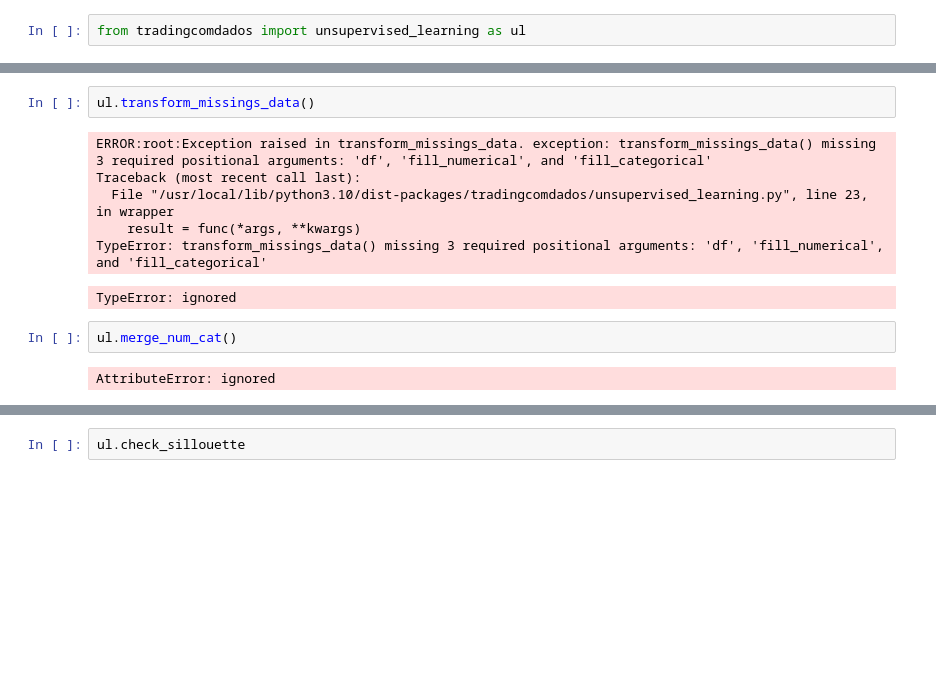
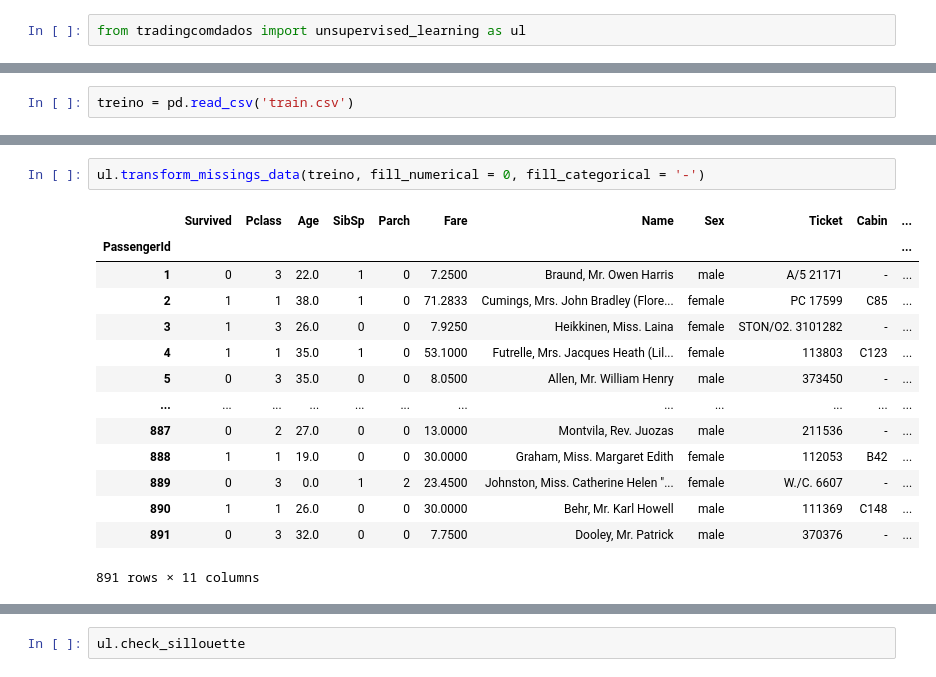
Before and after one commit to victorncg/financas_quantitativas, a Jupyter notebook: Testando_Obtenção_de_Dados_do_IBOV_Extração_beautifulsoup.ipynb, the cells around one changed output, grey strips where cells are left out. Saved outputs shown, nothing was run; the diff lists cells and outputs as text; blank space fills up the shorter version.

```diff
--- a/Testando_Obtenção_de_Dados_do_IBOV_Extração_beautifulsoup.ipynb
+++ b/Testando_Obtenção_de_Dados_do_IBOV_Extração_beautifulsoup.ipynb
@@ -24,0 +27,2 @@ from tradingcomdados import unsupervised_learning as ul
+# %%
+treino = pd.read_csv('train.csv')
@@ -25,14 +45,18 @@ from tradingcomdados import unsupervised_learning as ul
 # %%
-ul.transform_missings_data()
+ul.transform_missings_data(treino, fill_numerical = 0, fill_categorical = '-')
 # %% [output]
+|  | Survived | Pclass | Age | SibSp | Parch | Fare | Name | Sex | Ticket | Cabin | ... |
+| PassengerId |  |  |  |  |  |  |  |  |  |  | ... |
+| 1 | 0 | 3 | 22.0 | 1 | 0 | 7.2500 | Braund, Mr. Owen Harris | male | A/5 21171 | - | ... |
+| 2 | 1 | 1 | 38.0 | 1 | 0 | 71.2833 | Cumings, Mrs. John Bradley (Flore... | female | PC 17599 | C85 | ... |
+| 3 | 1 | 3 | 26.0 | 0 | 0 | 7.9250 | Heikkinen, Miss. Laina | female | STON/O2. 3101282 | - | ... |
+| 4 | 1 | 1 | 35.0 | 1 | 0 | 53.1000 | Futrelle, Mrs. Jacques Heath (Lil... | female | 113803 | C123 | ... |
+| 5 | 0 | 3 | 35.0 | 0 | 0 | 8.0500 | Allen, Mr. William Henry | male | 373450 | - | ... |
+| ... | ... | ... | ... | ... | ... | ... | ... | ... | ... | ... | ... |
+| 887 | 0 | 2 | 27.0 | 0 | 0 | 13.0000 | Montvila, Rev. Juozas | male | 211536 | - | ... |
+| 888 | 1 | 1 | 19.0 | 0 | 0 | 30.0000 | Graham, Miss. Margaret Edith | female | 112053 | B42 | ... |
+| 889 | 0 | 3 | 0.0 | 1 | 2 | 23.4500 | Johnston, Miss. Catherine Helen "... | female | W./C. 6607 | - | ... |
+| 890 | 1 | 1 | 26.0 | 0 | 0 | 30.0000 | Behr, Mr. Karl Howell | male | 111369 | C148 | ... |
+| 891 | 0 | 3 | 32.0 | 0 | 0 | 7.7500 | Dooley, Mr. Patrick | male | 370376 | - | ... |
-ERROR:root:Exception raised in transform_missings_data. exception: transform_missings_data() missing 3 required positional arguments: 'df', 'fill_numerical', and 'fill_categorical'
-Traceback (most recent call last):
-  File "/usr/local/lib/python3.10/dist-packages/tradingcomdados/unsupervised_learning.py", line 23, in wrapper
-    result = func(*args, **kwargs)
-TypeError: transform_missings_data() missing 3 required positional arguments: 'df', 'fill_numerical', and 'fill_categorical'
+891 rows × 11 columns
-TypeError: ignored
-# %%
-ul.merge_num_cat()
-# %% [output]
-AttributeError: ignored
 # %%
```
Also changed, not shown: parts of 22 cells of this notebook.
